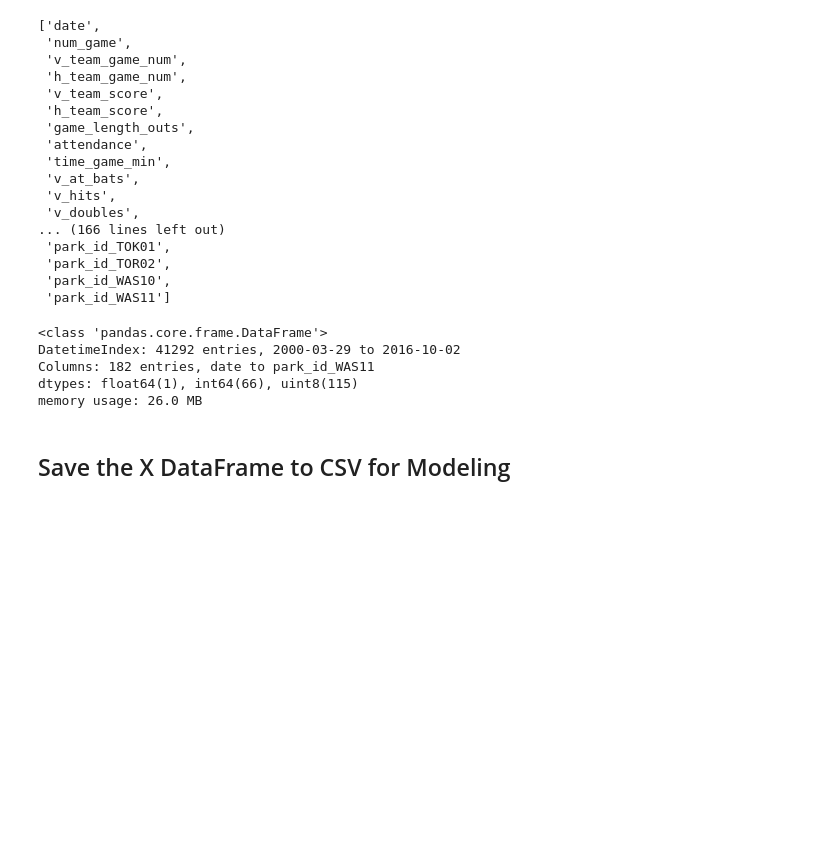
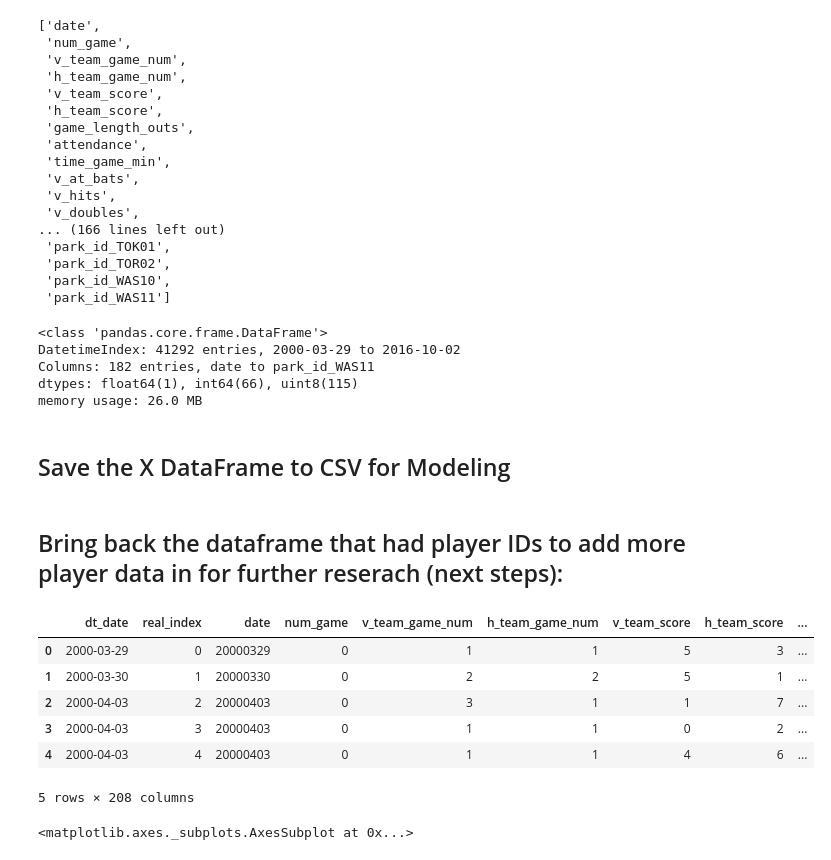
Before and after one commit to robotallie/mlb-disabled-list, a Jupyter notebook: datasets/gamelog-injury-merge.ipynb, the cells around one changed output. Saved outputs shown, nothing was run; the diff lists cells and outputs as text; code cells hidden in the pictures; blank space fills up the shorter version.

```diff
--- a/datasets/gamelog-injury-merge.ipynb
+++ b/datasets/gamelog-injury-merge.ipynb
@@ -265,3 +275,5 @@ memory usage: 26.0 MB
 ## Save the X DataFrame to CSV for Modeling
 # %%
 games_X.to_csv('games_features_for_model.csv')
+# %% [markdown]
+## Bring back the dataframe that had player IDs to add more player data in for further reserach (next steps):
@@ -267,0 +283,10 @@ games_X.to_csv('games_features_for_model.csv')
+# %%
+games_w_dummies.head()
+# %% [output]
+|  | dt_date | real_index | date | num_game | v_team_game_num | h_team_game_num | v_team_score | h_team_score | ... |
+| 0 | 2000-03-29 | 0 | 20000329 | 0 | 1 | 1 | 5 | 3 | ... |
+| 1 | 2000-03-30 | 1 | 20000330 | 0 | 2 | 2 | 5 | 1 | ... |
+| 2 | 2000-04-03 | 2 | 20000403 | 0 | 3 | 1 | 1 | 7 | ... |
+| 3 | 2000-04-03 | 3 | 20000403 | 0 | 1 | 1 | 0 | 2 | ... |
+| 4 | 2000-04-03 | 4 | 20000403 | 0 | 1 | 1 | 4 | 6 | ... |
+5 rows × 208 columns
@@ -267,0 +295,5 @@ games_X.to_csv('games_features_for_model.csv')
+# %%
+plt.figure(figsize=(15,5))
+sns.('dt_date','injury', data=games_w_dummies)
+# %% [output]
+<matplotlib.axes._subplots.AxesSubplot at 0x...>
```
Also changed, not shown: parts of 20 cells of this notebook.
